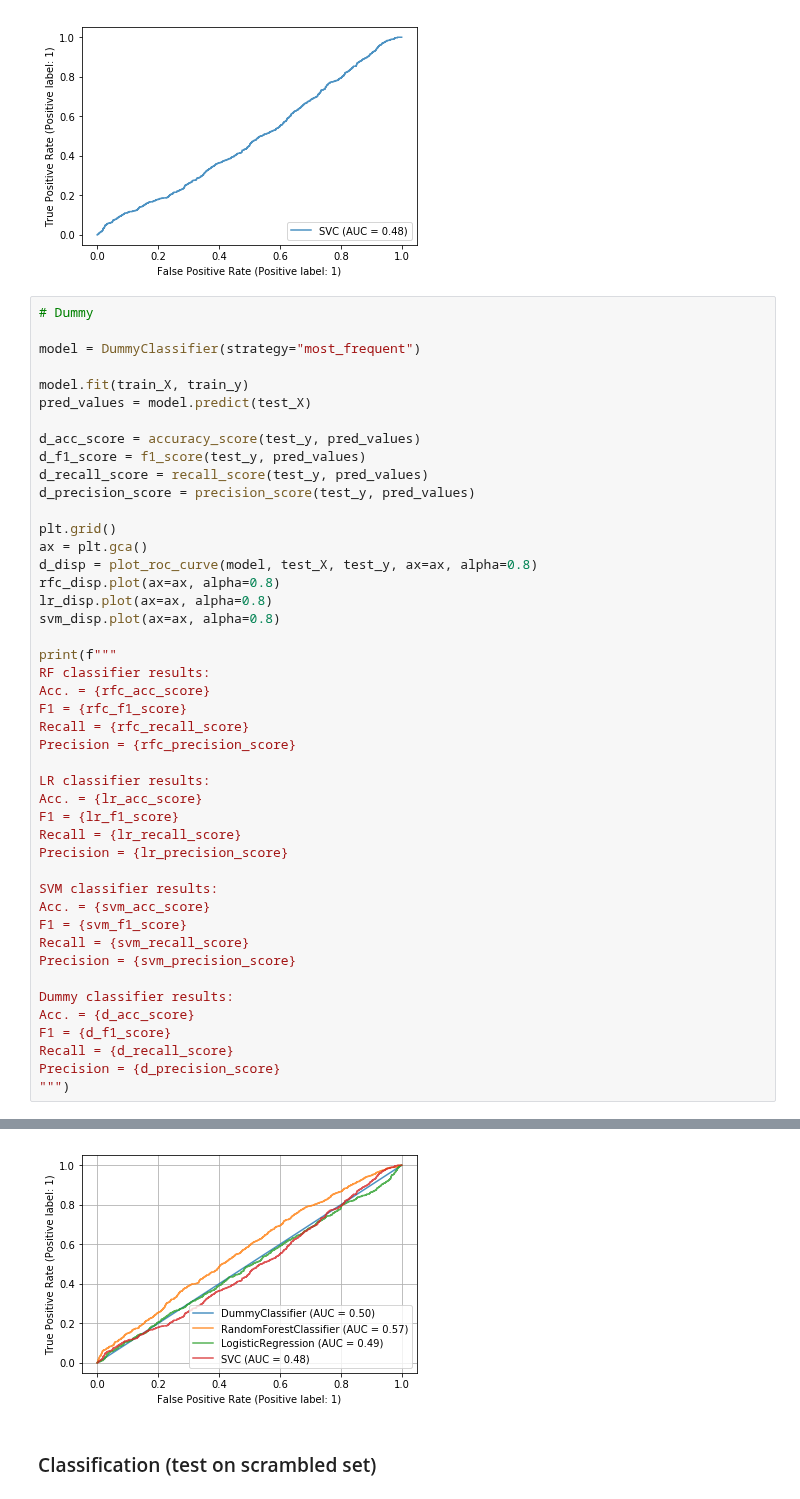
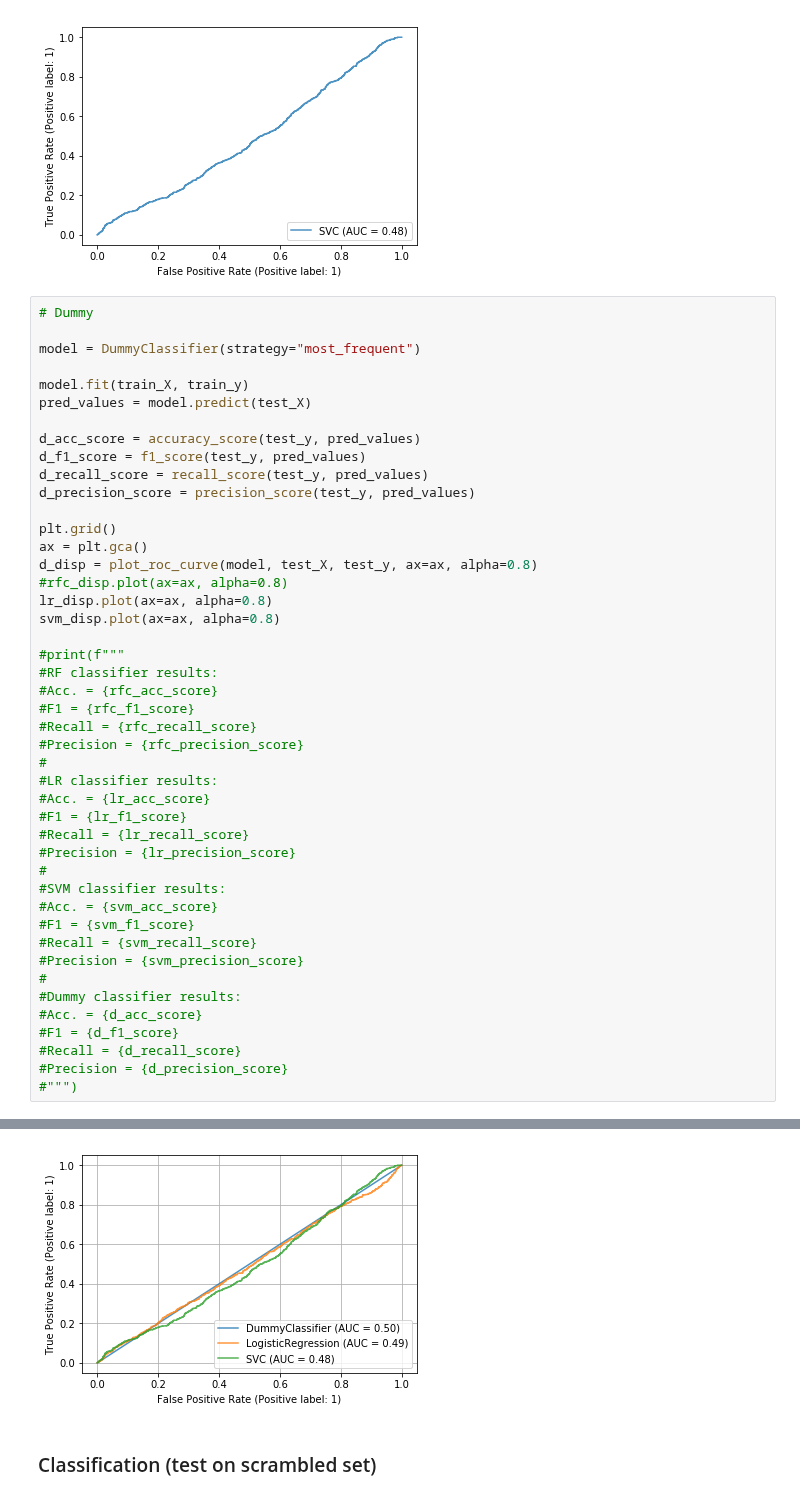
Before and after one commit to kroglkt/CogSci3, a Jupyter notebook: Combined Datasets.ipynb, the cells around one changed output, grey strips where cells are left out. Saved outputs shown, nothing was run; the diff lists cells and outputs as text.

```diff
--- a/Combined Datasets.ipynb
+++ b/Combined Datasets.ipynb
@@ -286,33 +266,33 @@ d_precision_score = precision_score(test_y, pred_values)
 plt.grid()
 ax = plt.gca()
 d_disp = plot_roc_curve(model, test_X, test_y, ax=ax, alpha=0.8)
-rfc_disp.plot(ax=ax, alpha=0.8)
+#rfc_disp.plot(ax=ax, alpha=0.8)
 lr_disp.plot(ax=ax, alpha=0.8)
 svm_disp.plot(ax=ax, alpha=0.8)
 
-print(f"""
-RF classifier results:
-Acc. = {rfc_acc_score}
-F1 = {rfc_f1_score}
-Recall = {rfc_recall_score}
-Precision = {rfc_precision_score}
-
-LR classifier results:
-Acc. = {lr_acc_score}
-F1 = {lr_f1_score}
-Recall = {lr_recall_score}
-Precision = {lr_precision_score}
-
-SVM classifier results:
-Acc. = {svm_acc_score}
-F1 = {svm_f1_score}
-Recall = {svm_recall_score}
-Precision = {svm_precision_score}
-
-Dummy classifier results:
-Acc. = {d_acc_score}
-F1 = {d_f1_score}
-Recall = {d_recall_score}
-Precision = {d_precision_score}
-""")
+#print(f"""
+#RF classifier results:
+#Acc. = {rfc_acc_score}
+#F1 = {rfc_f1_score}
+#Recall = {rfc_recall_score}
+#Precision = {rfc_precision_score}
+#
+#LR classifier results:
+#Acc. = {lr_acc_score}
+#F1 = {lr_f1_score}
+#Recall = {lr_recall_score}
+#Precision = {lr_precision_score}
+#
+#SVM classifier results:
+#Acc. = {svm_acc_score}
+#F1 = {svm_f1_score}
+#Recall = {svm_recall_score}
+#Precision = {svm_precision_score}
+#
+#Dummy classifier results:
+#Acc. = {d_acc_score}
+#F1 = {d_f1_score}
+#Recall = {d_recall_score}
+#Precision = {d_precision_score}
+#""")
 # %% [output]
@@ -336,4 +300,4 @@ Precision = 0.0
-[figure, old version]
+[figure, new version]
 # %% [markdown]
 ### Classification (test on scrambled set)
 # %%
```
Also changed, not shown: parts of 9 cells of this notebook, 10 other files.
